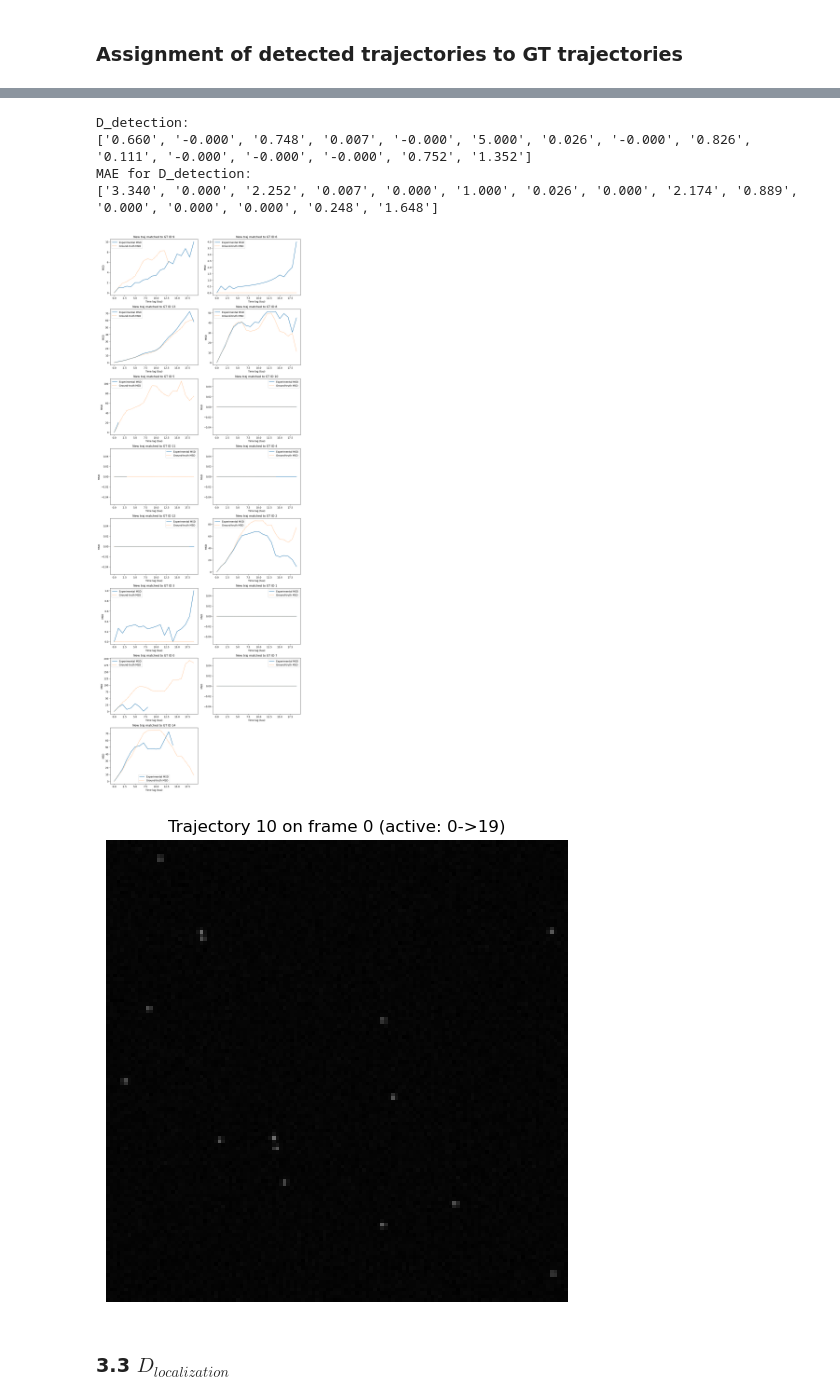
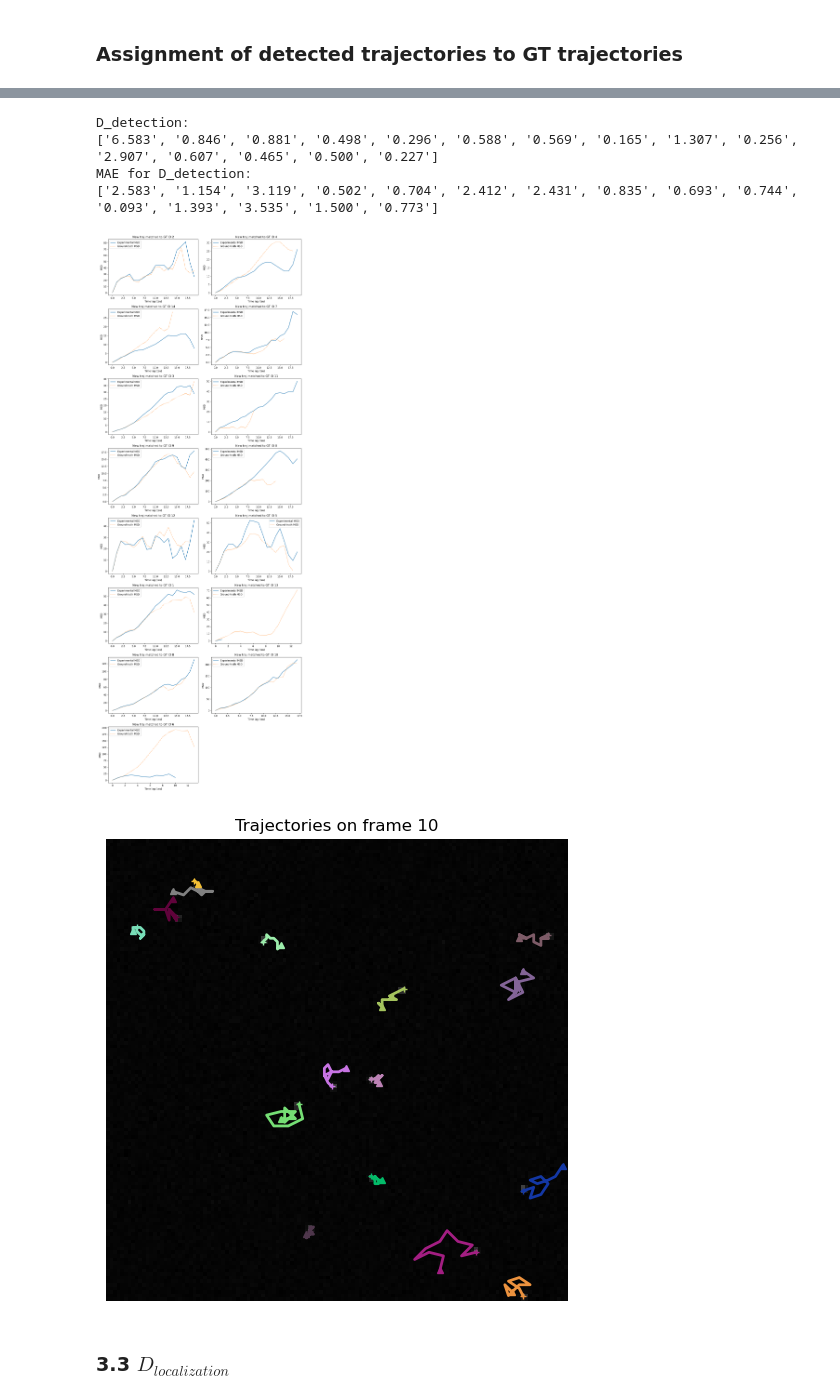
Before and after one commit to armellechr/MICRO-489_SMLM_tracking, a Jupyter notebook: tracking_v5.ipynb, the cells around one changed output, grey strips where cells are left out. Drawn from its saved outputs; the diff is of its cells as text; code cells hidden in the pictures.

Commit message:
refactored shorter trajs

```diff
--- a/tracking_v5.ipynb
+++ b/tracking_v5.ipynb
@@ -69,7 +78,7 @@ Detection followed by Local Nearest Neighbor tracking
 # %%
 detected_peaks = detect_peaks(frames)
 # %%
-trajectories_detection = NN_tracking_enchanced(detected_peaks, max_distance=5)
+trajectories_detection = NN_tracking_enhanced(detected_peaks, max_distance=5)
 
 print("Number of trajectories:", len(trajectories_detection))
 print("Sizes of trajectories:", [len(traj.get_positions()) for traj in trajectories_detection])
@@ -121,17 +130,17 @@ D_detection:
 MAE_detection = compute_MAE_detection(trajectories_detection, D_GT)
 # %% [output]
 D_detection:
-['0.660', '-0.000', '0.748', '0.007', '-0.000', '5.000', '0.026', '-0.000', '0.826', '0.111', '-0.000', '-0.000', '-0.000', '0.752', '1.352']
+['6.583', '0.846', '0.881', '0.498', '0.296', '0.588', '0.569', '0.165', '1.307', '0.256', '2.907', '0.607', '0.465', '0.500', '0.227']
 MAE for D_detection:
-['3.340', '0.000', '2.252', '0.007', '0.000', '1.000', '0.026', '0.000', '2.174', '0.889', '0.000', '0.000', '0.000', '0.248', '1.648']
+['2.583', '1.154', '3.119', '0.502', '0.704', '2.412', '2.431', '0.835', '0.693', '0.744', '0.093', '1.393', '3.535', '1.500', '0.773']
 # %%
 plot_msd_vs_trajectory_msd(trajectories_detection, trajectories_GT)
 # %% [output]
-[figure, old version]
+[figure, new version]
 # %%
-show_trajectory(frames, trajectories_detection, traj_id=10)
+show_trajectories(frames, trajectories_detection, frame_id=10)
 # %% [output]
-[figure, old version]
+[figure, new version]
 # %% [markdown]
 ### 3.3 $ D_{localization} $
 # %% [markdown]
```
Also changed, not shown: parts of 20 cells of this notebook, 4 other files.
